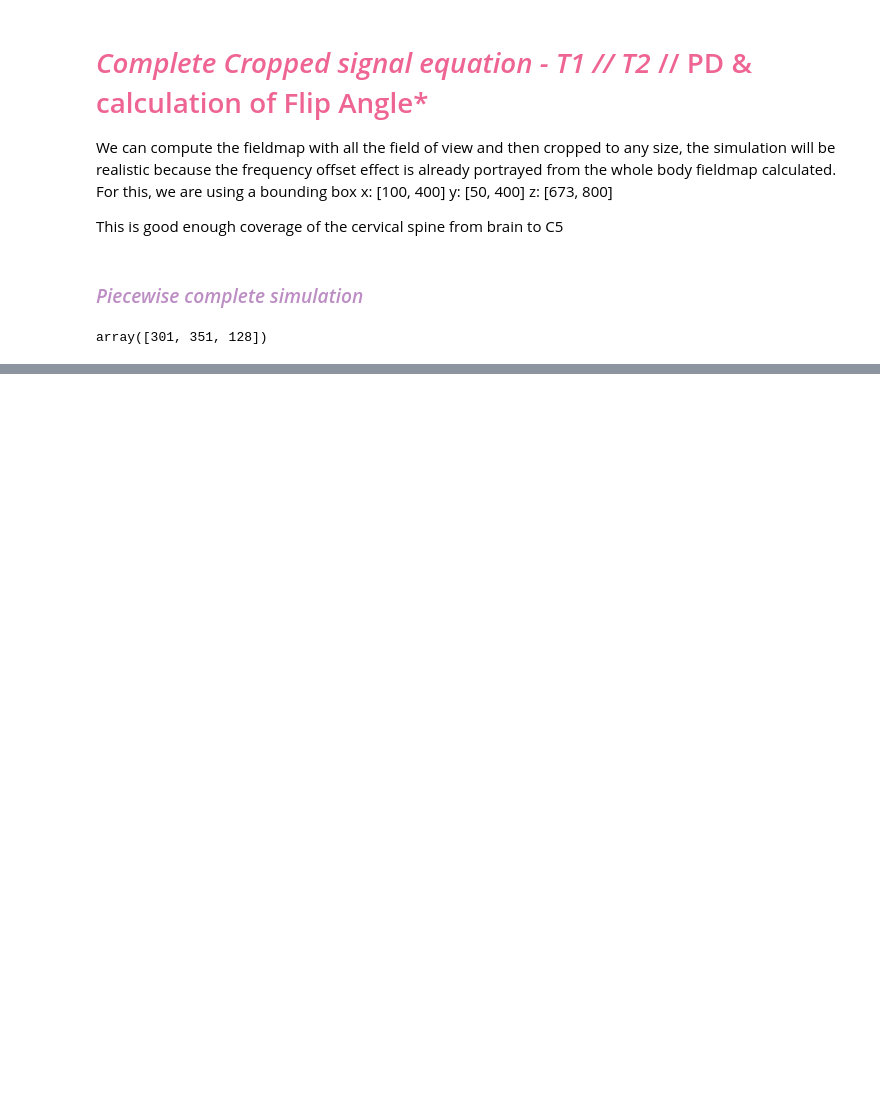
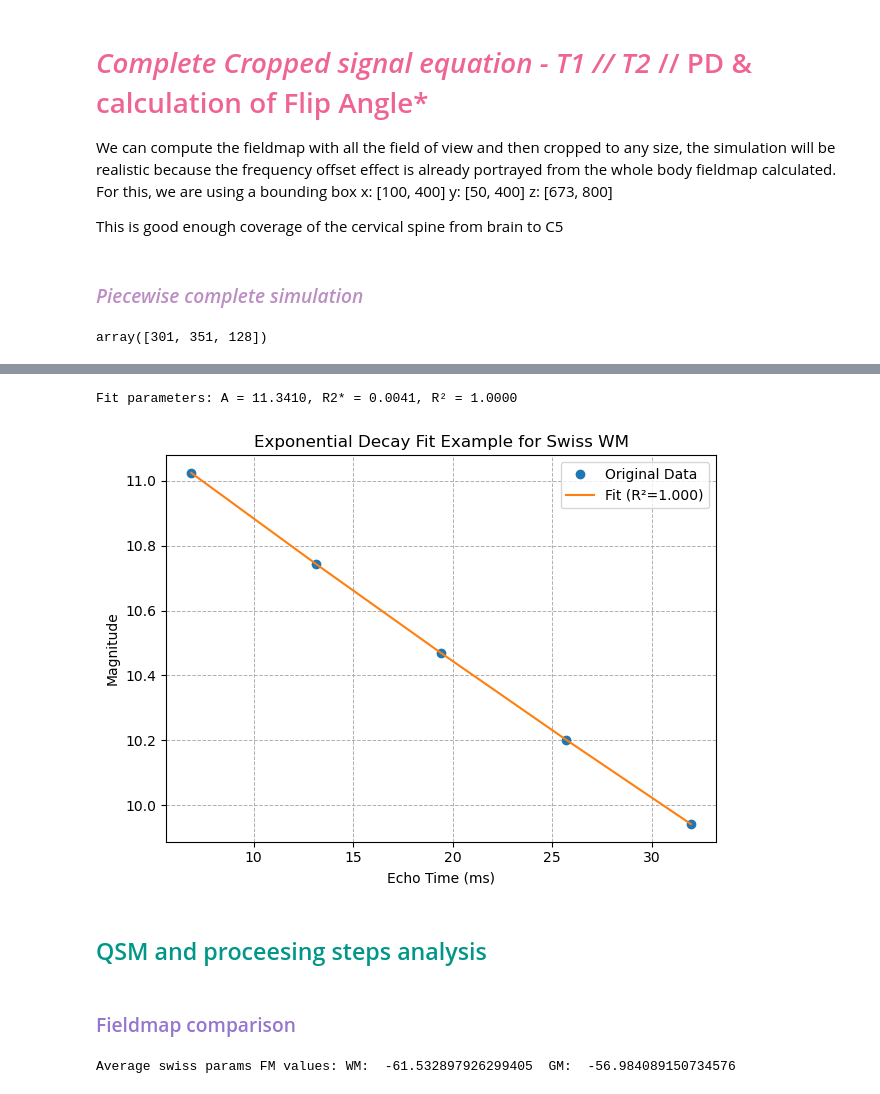
Before and after one commit to sriosq/Image-processing-strategies, a Jupyter notebook: MRsim/sim_swiss.ipynb, the cells around one changed output, grey strips where cells are left out. Drawn from its saved outputs; the diff is of its cells as text; code cells hidden in the pictures; blank space fills up the shorter version.

```diff
--- a/MRsim/sim_swiss.ipynb
+++ b/MRsim/sim_swiss.ipynb
@@ -420,0 +357,12 @@ std_dev['air']
+# %%
+popt, r2, fitted_curve = fit_exp_decay(np.array(swiss_TEs), np.array(wm_swiss_mean))
+print(f'Fit parameters: A = {popt[0]:.4f}, R2* = {popt[1]:.4f}, R² = {r2:.4f}')
+
+plot_exp_decay(np.array(swiss_TEs), np.array(wm_swiss_mean), popt, r2, title='Exponential Decay Fit Example for Swiss WM')
+# %% [output]
+Fit parameters: A = 11.3410, R2* = 0.0041, R² = 1.0000
+[figure, added]
+# %% [markdown]
+ ## <span style="color:#009688">QSM and proceesing steps analysis</span>
+# %% [markdown]
+### <span style="color:#9575CD">Fieldmap comparison</span>
@@ -420,0 +381,4 @@ std_dev['air']
+# %%
+print("Average swiss params FM values: WM: ", avg_wm_fm_swiss_params, " GM: ", avg_gm_fm_swiss_params)
+# %% [output]
+Average swiss params FM values: WM:  -61.532897926299405  GM:  -56.984089150734576
```
Also changed, not shown: parts of 70 cells of this notebook, 7 other files.
